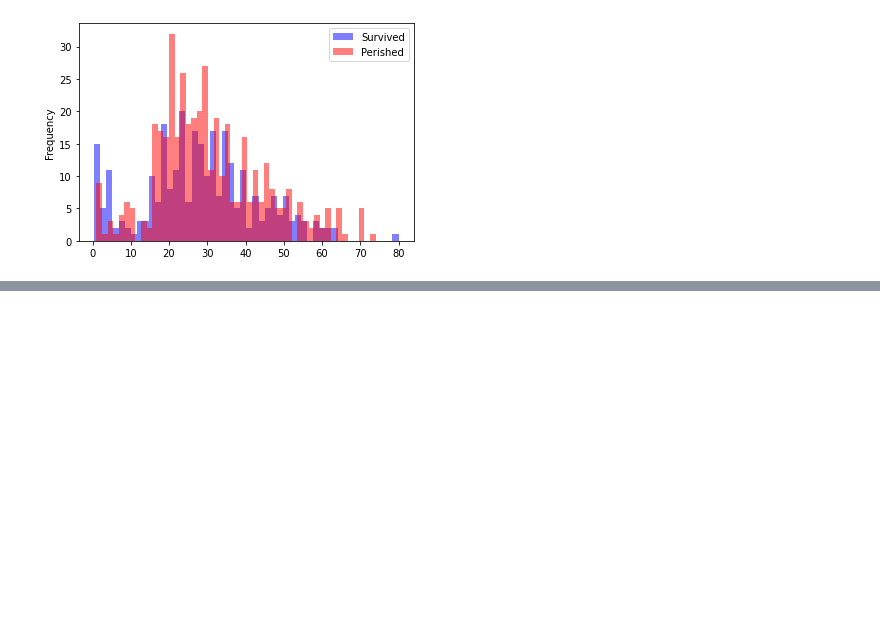
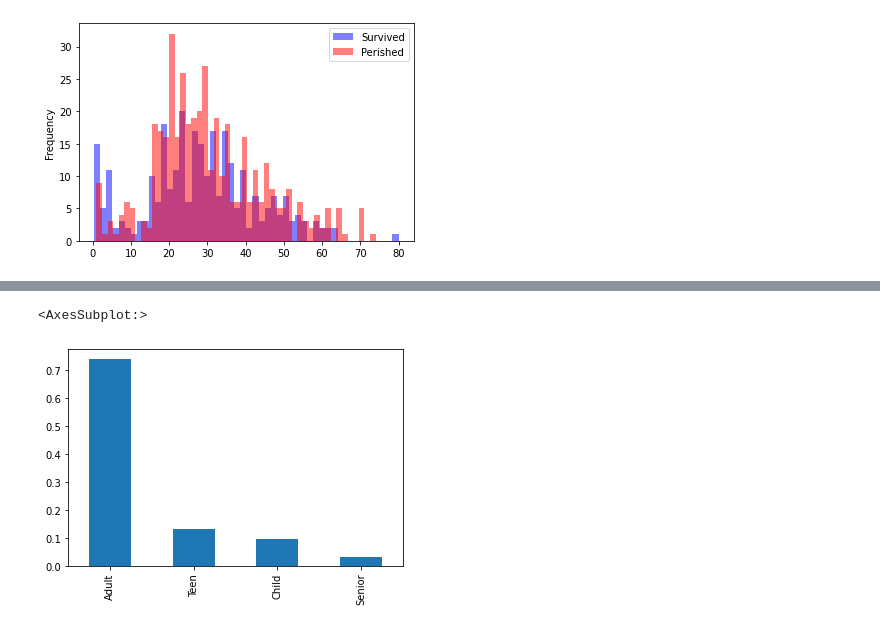
Before and after one commit to AmitSamra/Titanic, a Jupyter notebook: Titanic.ipynb, the cells around one changed output, grey strips where cells are left out. Cells and saved outputs as stored; diff of their text form; code cells hidden in the pictures; blank space fills up the shorter version.

Commit message:
Added survived by age cohort

```diff
--- a/Titanic.ipynb
+++ b/Titanic.ipynb
@@ -481,3 +481,9 @@ plt.show()
 [figure]
 # %%
 # The graph above is a bit hard to see so lets create age cohorts
+age_bins = [0, 12, 19, 60, 100]
+age_labels = ['Child', 'Teen', 'Adult', 'Senior']
+df_age = df_main['Age']
+df_age = df_age.dropna()
+df_age_cohort = pd.cut(df_age, age_bins, labels = age_labels)
+df_age_cohort
@@ -483,0 +504,5 @@ plt.show()
+# %%
+df_age_cohort.value_counts(normalize = True).plot(kind = 'bar')
+# %% [output]
+<AxesSubplot:>
+[figure, added]
```
Also changed, not shown: parts of 3 cells of this notebook.
